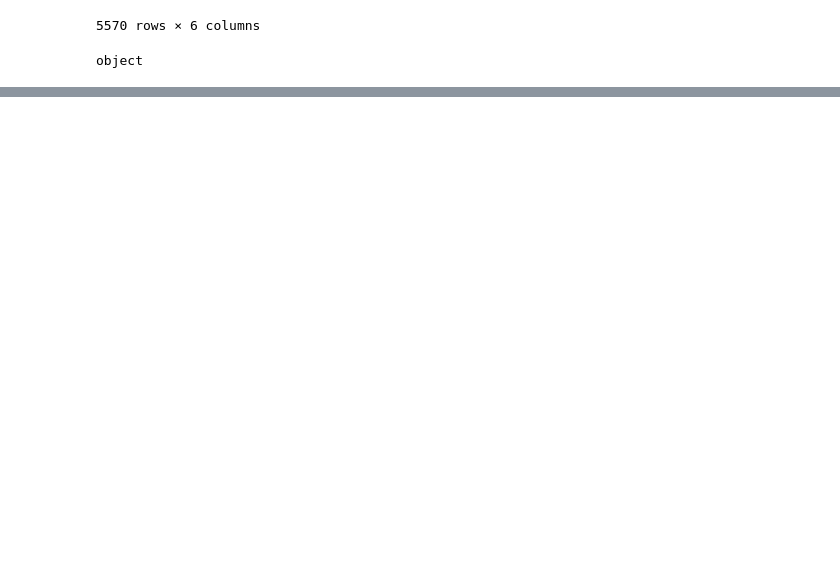
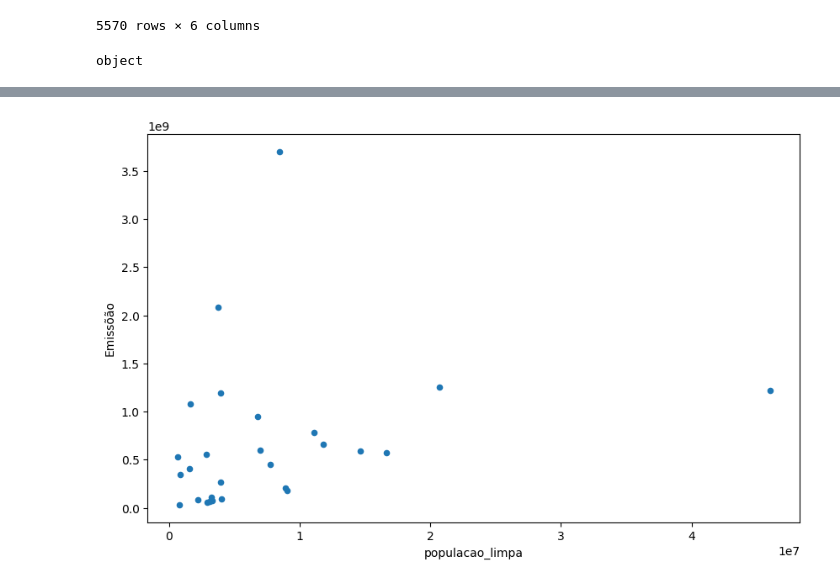
Before and after one commit to anthoni-pivoto/Formacao_python_para_data_science, a Jupyter notebook: Agrupamento_de_dados/notebook.ipynb, the cells around one changed output, grey strips where cells are left out. Drawn from its saved outputs; the diff is of its cells as text; code cells hidden in the pictures; blank space fills up the shorter version.

```diff
--- a/Agrupamento_de_dados/notebook.ipynb
+++ b/Agrupamento_de_dados/notebook.ipynb
@@ -763,0 +769,3 @@ df_teste[df_teste['POPULAÇÃO'].str.contains('\(', na=False)]
+# %%
+dados_demograficos = dados_demograficos.groupby('UF')[['populacao_limpa']].sum().reset_index()
+dados_demograficos
@@ -763,0 +811,3 @@ df_teste[df_teste['POPULAÇÃO'].str.contains('\(', na=False)]
+# %%
+emissao_por_estado = dados[dados['Ano'] == 2021].groupby('Estado')[['Emissõão']].sum().reset_index()
+emissao_por_estado
@@ -763,0 +832,3 @@ df_teste[df_teste['POPULAÇÃO'].str.contains('\(', na=False)]
+# %%
+dados_agrupados_por_estado = pd.merge(emissao_por_estado, dados_demograficos, left_on='Estado', right_on='UF')
+dados_agrupados_por_estado
@@ -763,0 +853,2 @@ df_teste[df_teste['POPULAÇÃO'].str.contains('\(', na=False)]
+# %%
+dados_agrupados_por_estado.drop(columns='UF', inplace=True)
@@ -763,0 +875,4 @@ df_teste[df_teste['POPULAÇÃO'].str.contains('\(', na=False)]
+# %%
+dados_agrupados_por_estado.plot(x = 'populacao_limpa', y = 'Emissõão', kind='scatter', figsize=(10,6));
+# %% [output]
+[figure, added]
```
Also changed, not shown: parts of 16 cells of this notebook.
